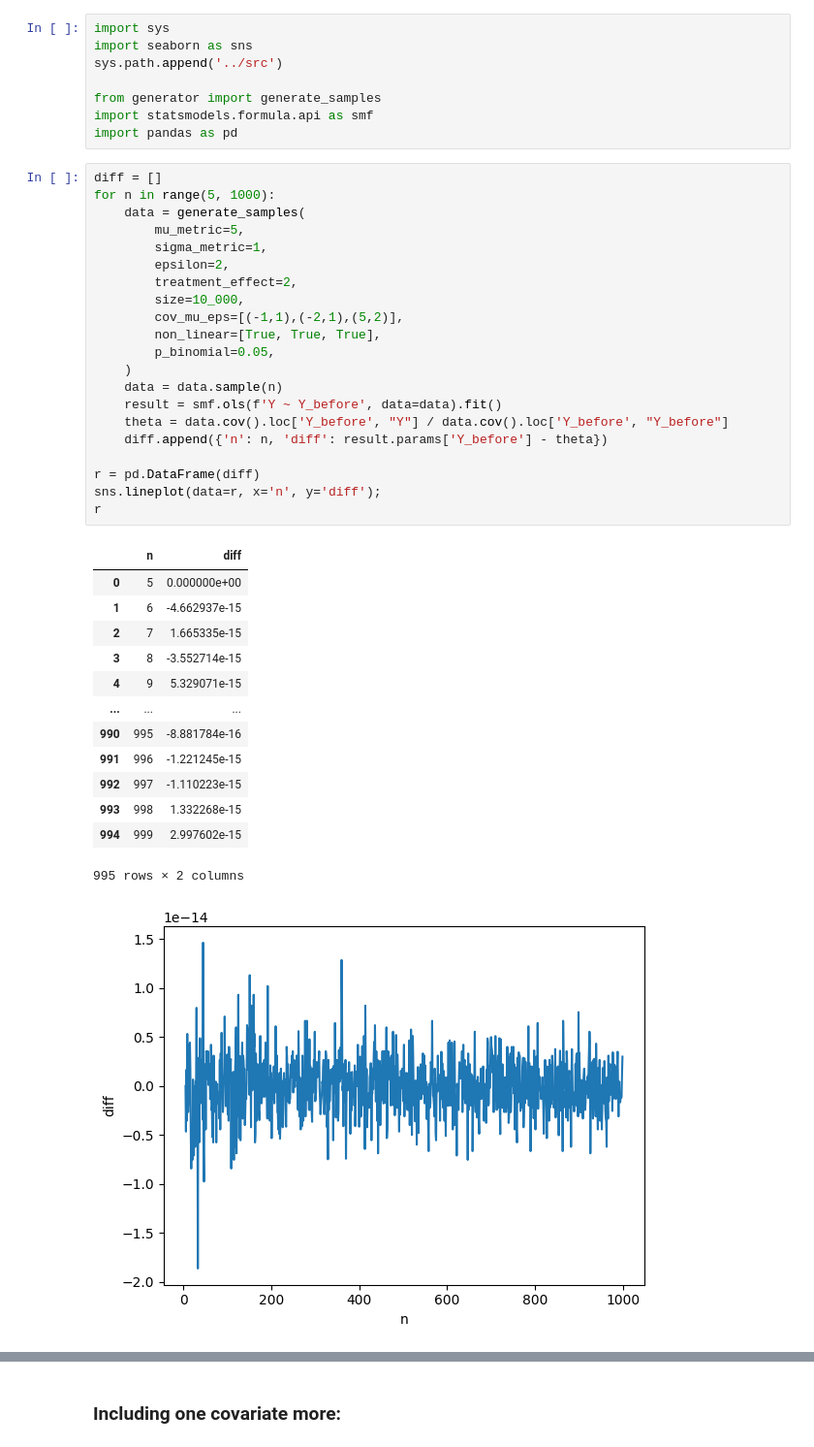
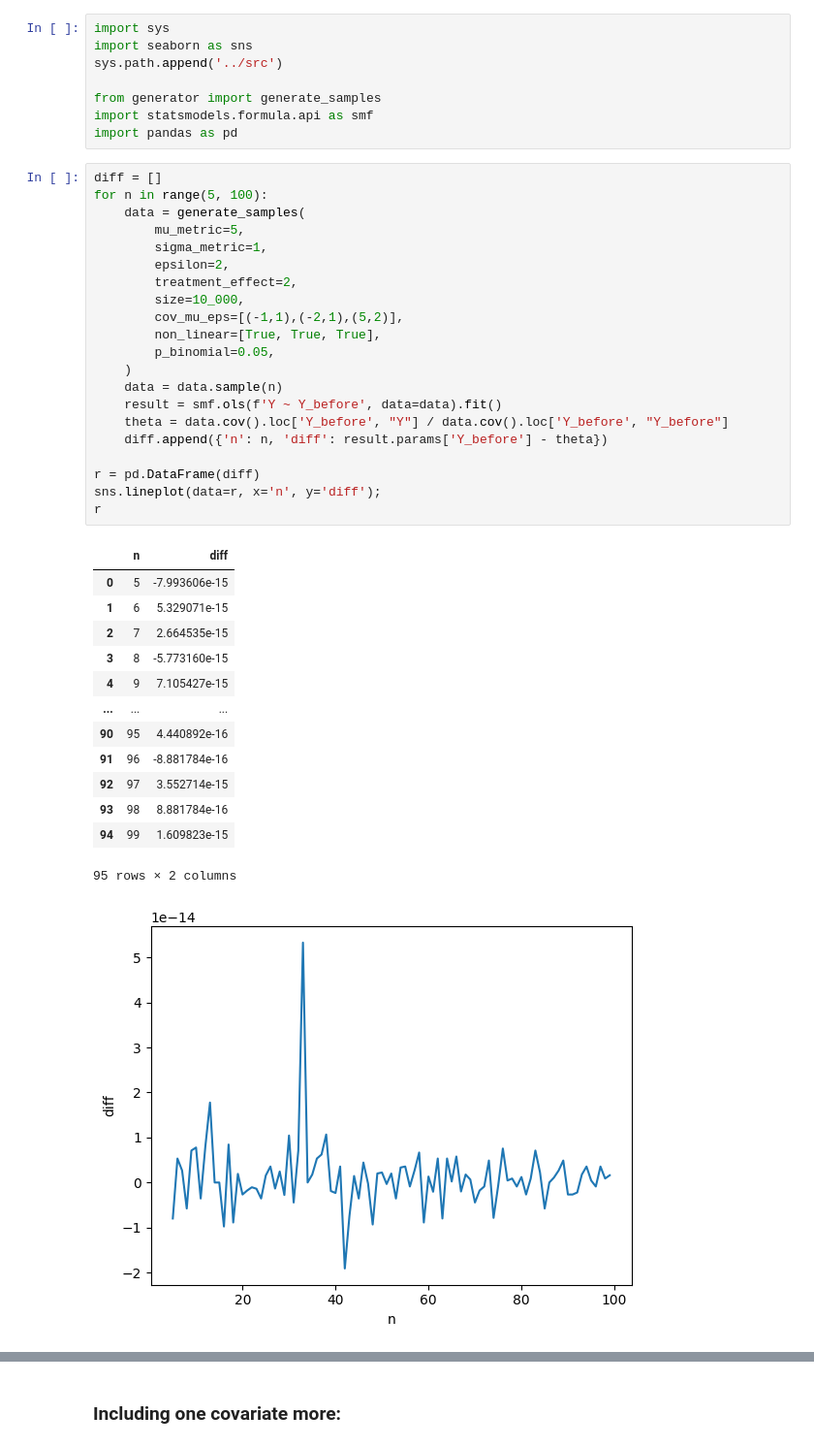
Before and after one commit to Glovo/covariate-adjustment-blogpost, a Jupyter notebook: notebooks/optimal_theta_is_OLS_slope.ipynb, the cells around one changed output, grey strips where cells are left out. Shown at 97% size. Drawn from its saved outputs; the diff is of its cells as text.

```diff
--- a/notebooks/optimal_theta_is_OLS_slope.ipynb
+++ b/notebooks/optimal_theta_is_OLS_slope.ipynb
@@ -8,40 +8,40 @@ import statsmodels.formula.api as smf
 import pandas as pd
 # %%
 diff = []
-for n in range(5, 1000):
+for n in range(5, 100):
     data = generate_samples(
         mu_metric=5,
         sigma_metric=1,
         epsilon=2,
         treatment_effect=2,
         size=10_000,
         cov_mu_eps=[(-1,1),(-2,1),(5,2)],
         non_linear=[True, True, True],
         p_binomial=0.05,
     )
     data = data.sample(n)
     result = smf.ols(f'Y ~ Y_before', data=data).fit()
     theta = data.cov().loc['Y_before', "Y"] / data.cov().loc['Y_before', "Y_before"]
     diff.append({'n': n, 'diff': result.params['Y_before'] - theta})
 
 r = pd.DataFrame(diff)
 sns.lineplot(data=r, x='n', y='diff');
 r
 # %% [output]
 |  | n | diff |
-| 0 | 5 | 0.000000e+00 |
-| 1 | 6 | -4.662937e-15 |
-| 2 | 7 | 1.665335e-15 |
-| 3 | 8 | -3.552714e-15 |
-| 4 | 9 | 5.329071e-15 |
+| 0 | 5 | -7.993606e-15 |
+| 1 | 6 | 5.329071e-15 |
+| 2 | 7 | 2.664535e-15 |
+| 3 | 8 | -5.773160e-15 |
+| 4 | 9 | 7.105427e-15 |
 | ... | ... | ... |
-| 990 | 995 | -8.881784e-16 |
-| 991 | 996 | -1.221245e-15 |
-| 992 | 997 | -1.110223e-15 |
-| 993 | 998 | 1.332268e-15 |
-| 994 | 999 | 2.997602e-15 |
+| 90 | 95 | 4.440892e-16 |
+| 91 | 96 | -8.881784e-16 |
+| 92 | 97 | 3.552714e-15 |
+| 93 | 98 | 8.881784e-16 |
+| 94 | 99 | 1.609823e-15 |
-995 rows × 2 columns
+95 rows × 2 columns
-[figure, old version]
+[figure, new version]
 # %%
 data = data.sample(5)
 result = smf.ols(f'Y ~ Y_before', data=data).fit()
```
Also changed, not shown: parts of 2 cells of this notebook.
